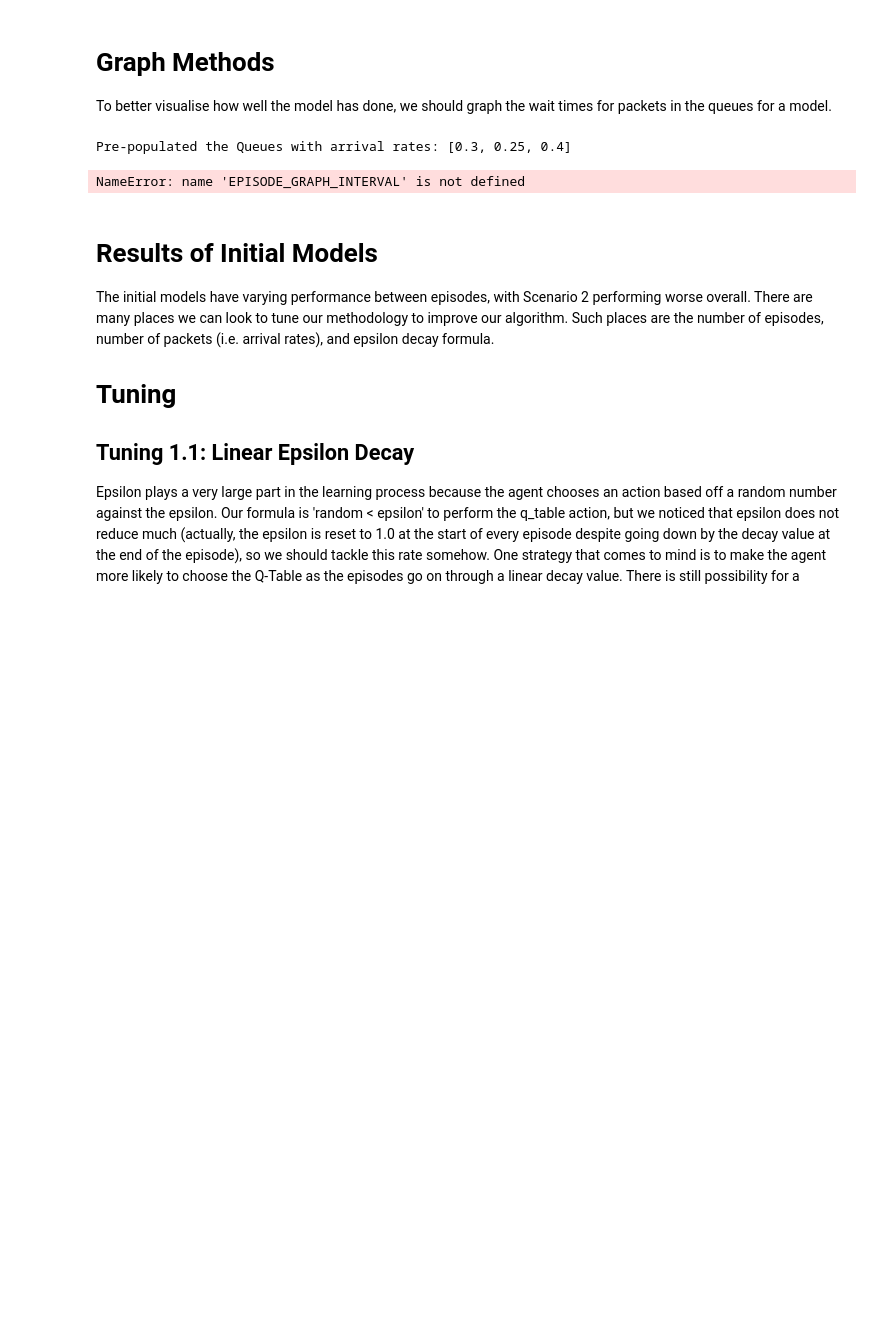
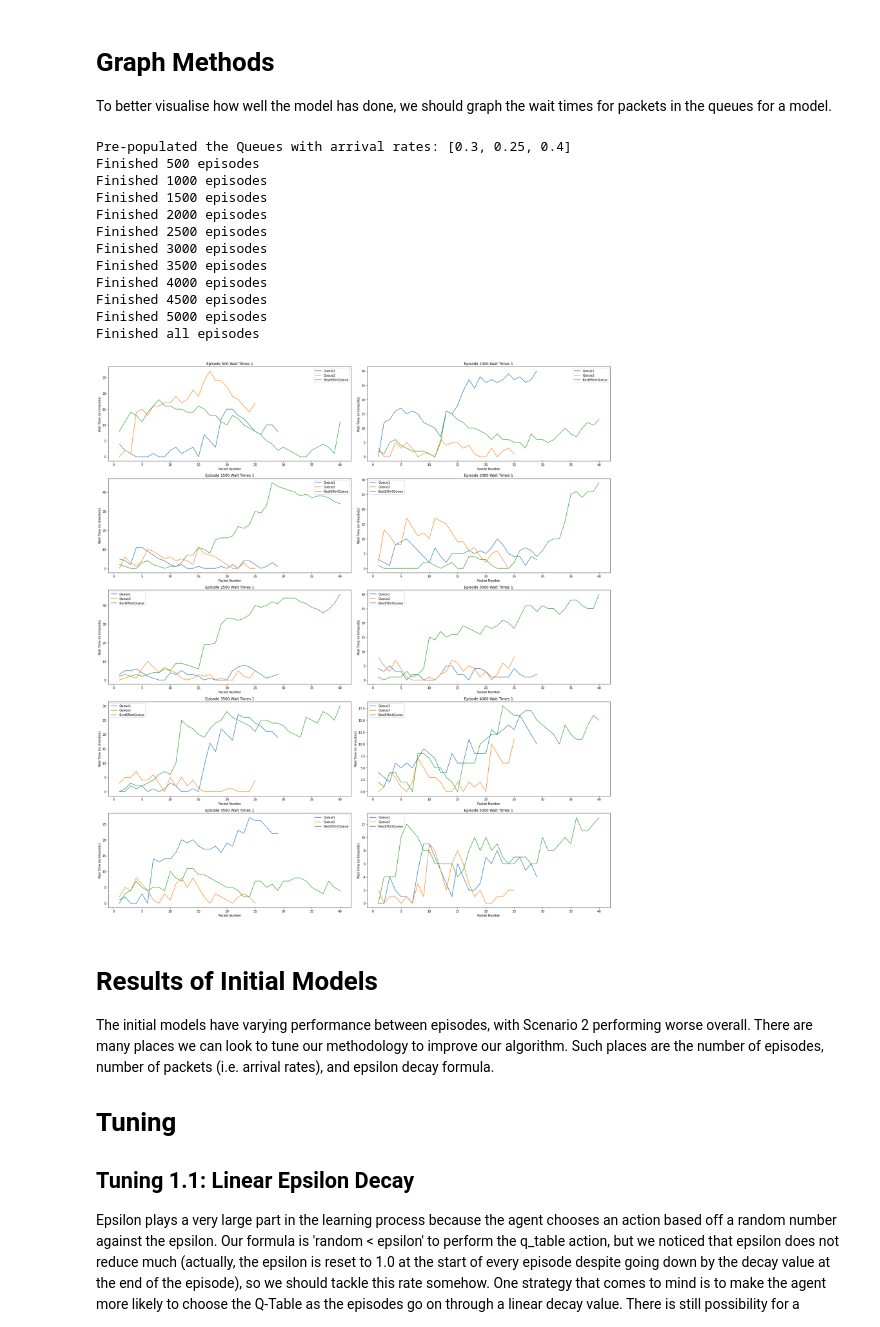
Before and after one commit to s3719678/ML_A2, a Jupyter notebook: notebooks/duc.ipynb, the cells around one changed output. Cells and saved outputs as stored; diff of their text form; code cells hidden in the pictures; blank space fills up the shorter version.

```diff
--- a/notebooks/duc.ipynb
+++ b/notebooks/duc.ipynb
@@ -192,18 +198,24 @@ def graph_q_learning_wait_times_last_episode(env):
 # %%
 populated_queues = prepopulate_queues(default_arrival_rates)
 
-scen1_env = QueueSimulator(default_arrival_rates, MEAN_DELAY_REQUIREMENTS, populated_queues, 1)
+env = QueueSimulator(default_arrival_rates, MEAN_DELAY_REQUIREMENTS, populated_queues)
 q_table = create_q_table()
-result_q_table = q_learning_initial(scen1_env, q_table)
-graph_q_learning_wait_times(scen1_env)
-
-scen2_env = QueueSimulator(default_arrival_rates, MEAN_DELAY_REQUIREMENTS, populated_queues, 2)
-q_table = create_q_table()
-result_q_table = q_learning_initial(scen2_env, q_table)
-graph_q_learning_wait_times(scen2_env)
+result_q_table = q_learning_initial(env, q_table)
+graph_q_learning_wait_times(env)
 # %% [output]
 Pre-populated the Queues with arrival rates: [0.3, 0.25, 0.4]
+Finished 500 episodes
+Finished 1000 episodes
+Finished 1500 episodes
+Finished 2000 episodes
+Finished 2500 episodes
+Finished 3000 episodes
+Finished 3500 episodes
+Finished 4000 episodes
+Finished 4500 episodes
+Finished 5000 episodes
+Finished all episodes
-NameError: name 'EPISODE_GRAPH_INTERVAL' is not defined
+[figure, added]
 # %% [markdown]
 # Results of Initial Models
 The initial models have varying performance between episodes, with Scenario 2 performing worse overall. There are many places we can look to tune our methodology to improve our algorithm. Such places are the number of episodes, number of packets (i.e. arrival rates), and epsilon decay formula.
```
Also changed, not shown: parts of 8 cells of this notebook, 1 other file.
